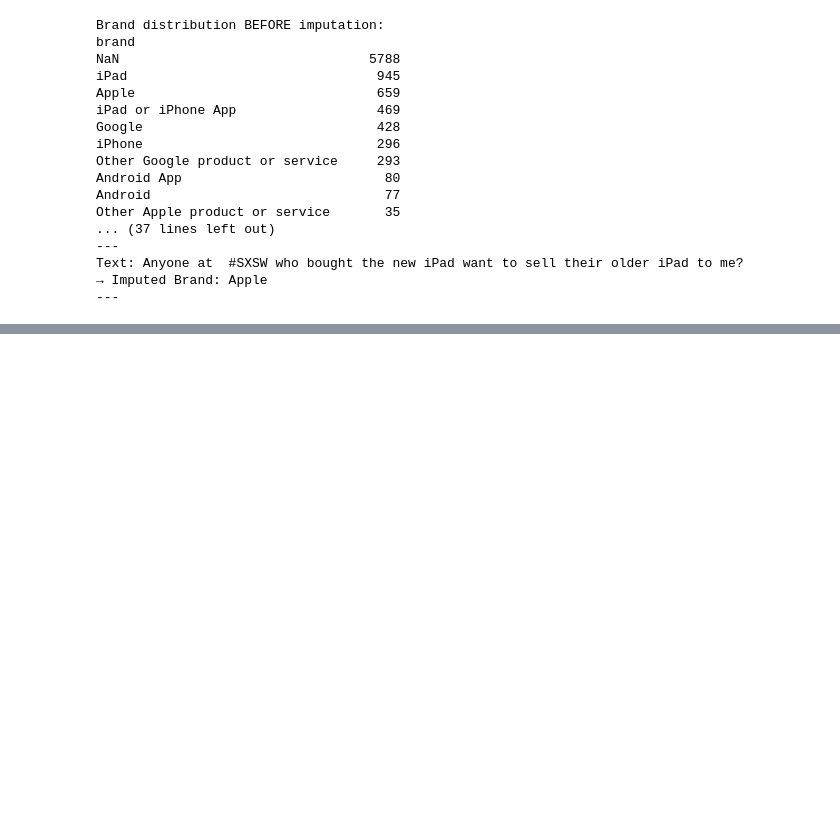
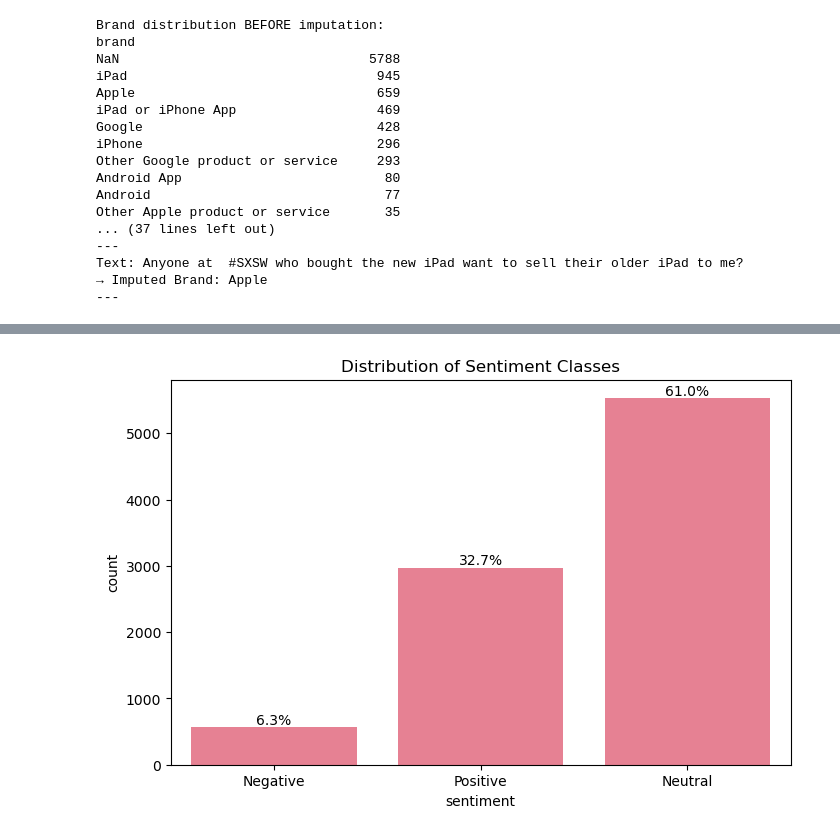
Before and after one commit to rmasawa/A-Comparative-Analysis-of-Public-Sentiment-on-Twitter-towards-Apple-and-Google-Products-using-NLP, a Jupyter notebook: Index.ipynb, the cells around one changed output, grey strips where cells are left out. Cells and saved outputs as stored; diff of their text form; code cells hidden in the pictures; blank space fills up the shorter version.

```diff
--- a/Index.ipynb
+++ b/Index.ipynb
@@ -322,0 +326,28 @@ Text: Anyone at  #SXSW who bought the new iPad want to sell their older iPad to
+# %%
+# Ecosystem mapping definition
+ecosystem_mapping = {
+    # Apple Ecosystem
+    'Apple': 'Apple',
+    'iPad': 'Apple',
+    'iPhone': 'Apple',
+    'iPad or iPhone App': 'Apple',
+    'Other Apple product or service': 'Apple',
+
+    # Google Ecosystem
+    'Google': 'Google',
+    'Android': 'Google',
+    'Android App': 'Google',
+    'Other Google product or service': 'Google',
+
+    # Other/Unknown
+    'Unknown': 'Unknown',
+}
+
+# Apply ecosystem mapping
+df['ecosystem'] = df['brand'].map(ecosystem_mapping)
+
+# Verify the mapping
+print("Ecosystem Distribution:")
+print(df['ecosystem'].value_counts())
+print("\nOriginal brand to ecosystem mapping:")
+print(df[['brand', 'ecosystem']].drop_duplicates().sort_values('brand'))
@@ -322,0 +398,16 @@ Text: Anyone at  #SXSW who bought the new iPad want to sell their older iPad to
+# %%
+plt.figure(figsize=(8,5))
+ax = sns.countplot(x='sentiment', data=df)
+plt.title('Distribution of Sentiment Classes')
+
+# Calculate percentages
+total = len(df)
+for p in ax.patches:
+    percentage = f'{100 * p.get_height() / total:.1f}%'
+    x = p.get_x() + p.get_width() / 2
+    y = p.get_height() + 0.005 * total  # Slightly above the bar
+    ax.annotate(percentage, (x, y), ha='center')
+
+plt.show()
+# %% [output]
+[figure, added]
```
Also changed, not shown: parts of 9 cells of this notebook.
